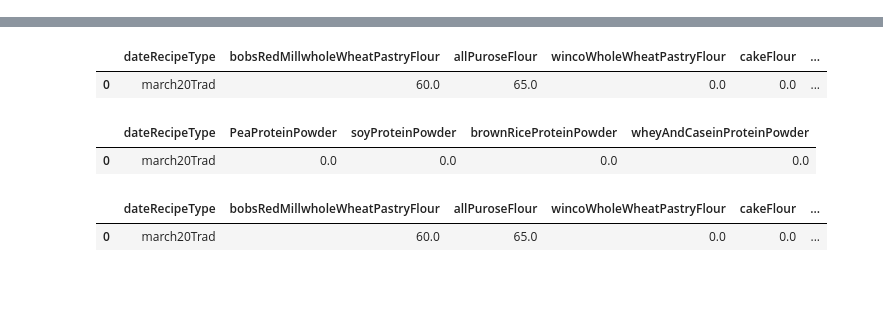
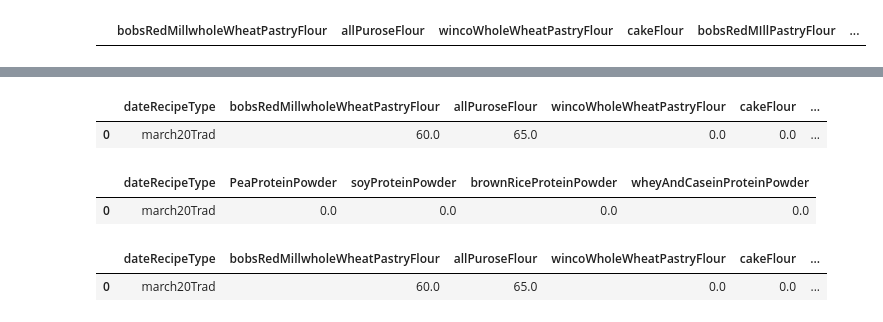
Before and after one commit to maxdickinson/DataTables, a Jupyter notebook: RecipesNutritionWorkbook.ipynb, the cells around one changed output, grey strips where cells are left out. Saved outputs shown, nothing was run; the diff lists cells and outputs as text; code cells hidden in the pictures; blank space fills up the shorter version.

```diff
--- a/RecipesNutritionWorkbook.ipynb
+++ b/RecipesNutritionWorkbook.ipynb
@@ -81,0 +109,4 @@ addDateType(recipeName,ingredientsFrameList)
+# %%
+floursFrame
+# %% [output]
+|  | bobsRedMillwholeWheatPastryFlour | allPuroseFlour | wincoWholeWheatPastryFlour | cakeFlour | bobsRedMIllPastryFlour | ... |
```
Also changed, not shown: parts of 34 cells of this notebook, 2 other files.
